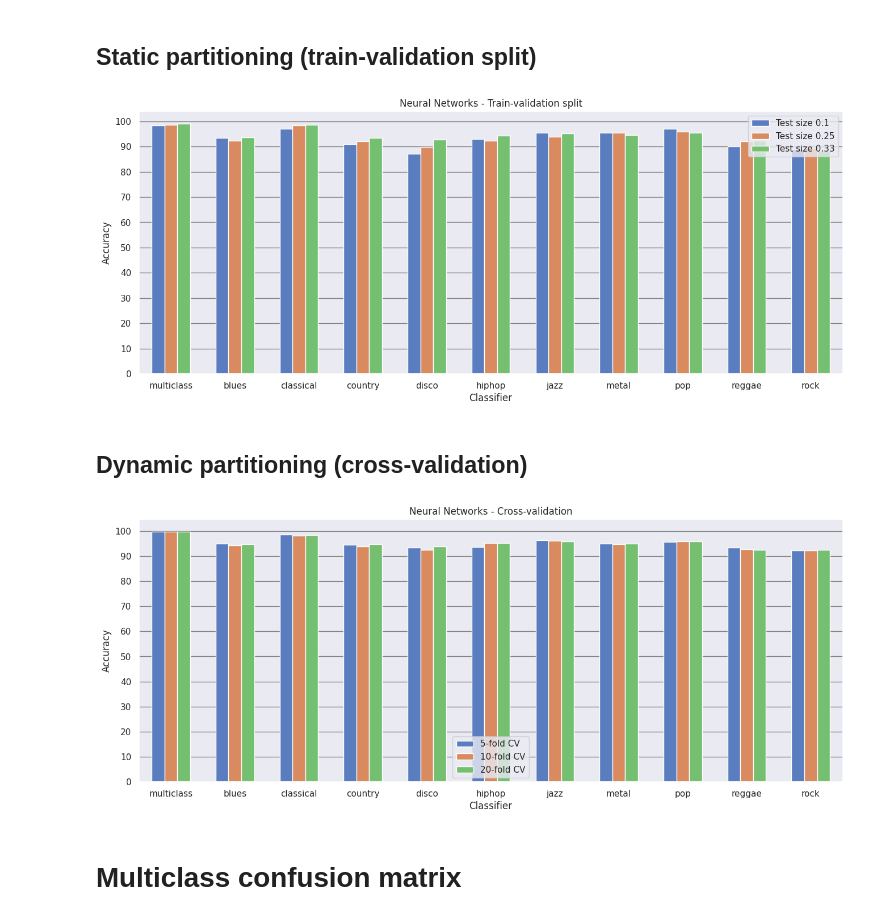
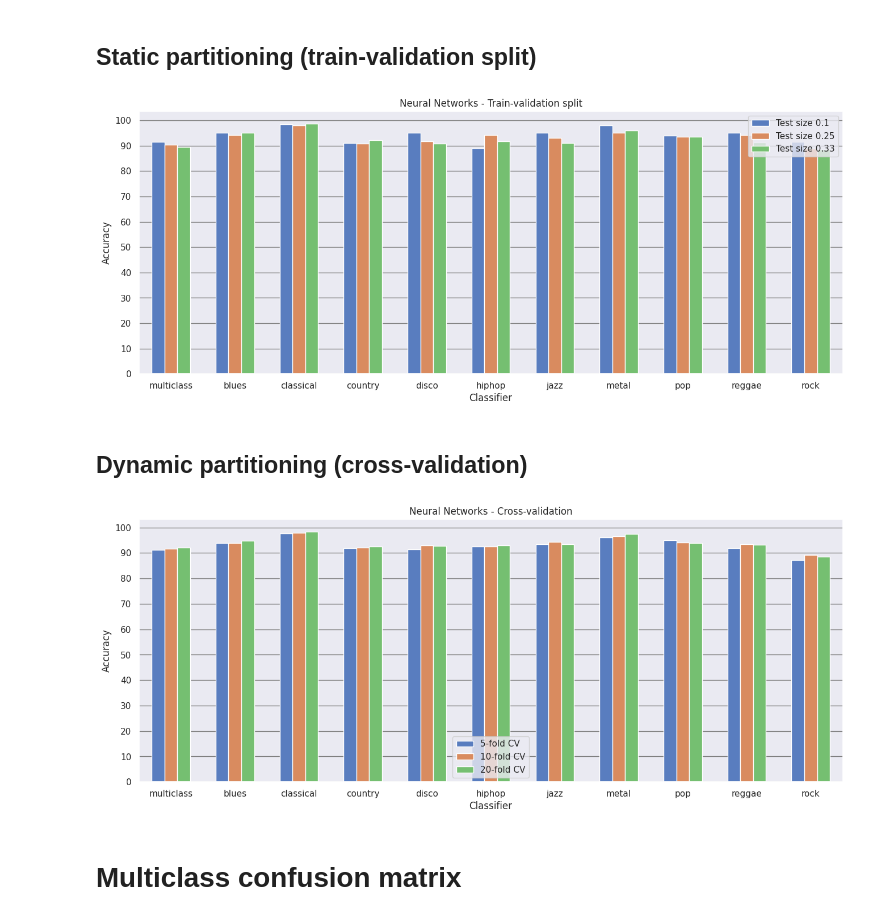
Before and after one commit to albertopirillo/naml-project-2023, a Jupyter notebook: NN_classification.ipynb, the cells around one changed output. Drawn from its saved outputs; the diff is of its cells as text; code cells hidden in the pictures.

Commit message:
Better NN evaluation

```diff
--- a/NN_classification.ipynb
+++ b/NN_classification.ipynb
@@ -120,0 +86,38 @@ def cross_validate_binary(X, y, n_splits, model):
+# %%
+# Connect to the databse
+from pymongo import MongoClient
+client = MongoClient('localhost', 27018)
+db = client['nn_training']
+collection = db['musical_genre_evaluation']
+# %%
+from sklearn.model_selection import train_test_split
+from keras.models import load_model
+
+def train_static(X, y, test_size, genre, verbose=0, use_db=True):
+    model = load_model('models/' + genre)
+
+    # Document structure
+    json = {
+        "genre": genre,
+        "type": "train_validation_split",
+        "test_size": test_size
+    }
+
+    # Check into the DB if this configuration was already trained
+    if use_db is False or collection.count_documents(json) == 0:
+        # Not trained yet, train now
+        X_train, X_test, y_train, y_test = train_test_split(X, y, test_size=test_size, random_state=0)
+        model.fit(X_train, y_train, epochs=150, validation_data = (X_test, y_test), batch_size=batch_sizes[genre], callbacks=callbacks, verbose=verbose)
+        accuracy = float(model.get_metrics_result()['accuracy'])
+
+        # Log the result to the DB
+        if use_db is True:
+            json["validation_accuracy"] = accuracy
+            collection.insert_one(json)
+
+        return accuracy
+
+    else:
+        # Already trained, retrieve the accuracy
+        accuracy = collection.find_one(json)['validation_accuracy']
+        return accuracy
@@ -125,23 +168,23 @@ test_sizes = [0.1, 0.25, 0.33]
 # %%
 from lib import plot_evaluation_results, balance_classes
 sp_results = []
 
 for test_size in test_sizes:
     # Multiclass classifier
-    accuracy = predict_multi(X, y_ohe, test_size, models['multiclass'])
+    accuracy = train_static(X, y_ohe, test_size, 'multiclass')
     sp_results.append(('multiclass', accuracy*100, f'Test size {test_size}'))
 
     # Binary classifiers
     for genre in genres:
         Xi, yi = balance_classes(X, y, genre)
-        accuracy = predict_binary(Xi, yi, test_size, models[genre])
+        accuracy = train_static(Xi, yi, test_size, genre, verbose=0)
         sp_results.append((genre, accuracy*100, f'Test size {test_size}'))
 
 # Plot
 results_df = pd.DataFrame(sp_results, columns=('label', 'accuracy', 'size'))
 plot_evaluation_results(results_df, "Neural Networks - Train-validation split")
 # %% [output]
-[figure, old version]
+[figure, new version]
 # %% [markdown]
 ## Dynamic partitioning (cross-validation)
 # %%
@@ -151,20 +194,20 @@ sp_results = []
 
 for fold in folds:
     # Multiclass classifier
-    accuracy = cross_validate_multi(X, y_ohe, fold, models['multiclass'])
+    accuracy = train_dynamic(X, y_ohe, fold, 'multiclass')
     sp_results.append(('multiclass', accuracy*100, f'{fold}-fold CV'))
 
     # Binary classifiers
     for genre in genres:
         Xi, yi = balance_classes(X, y, genre)
-        accuracy = cross_validate_binary(Xi, yi, fold, models[genre])
+        accuracy = train_dynamic(Xi, yi, fold, genre)
         sp_results.append((genre, accuracy*100, f'{fold}-fold CV'))
 
 # Plot
 results_df = pd.DataFrame(sp_results, columns=('label', 'accuracy', 'size'))
 plot_evaluation_results(results_df, "Neural Networks - Cross-validation")
 # %% [output]
-[figure, old version]
+[figure, new version]
 # %% [markdown]
 # Multiclass confusion matrix
 # %%
```
Also changed, not shown: parts of 10 cells of this notebook, 1 other file.
